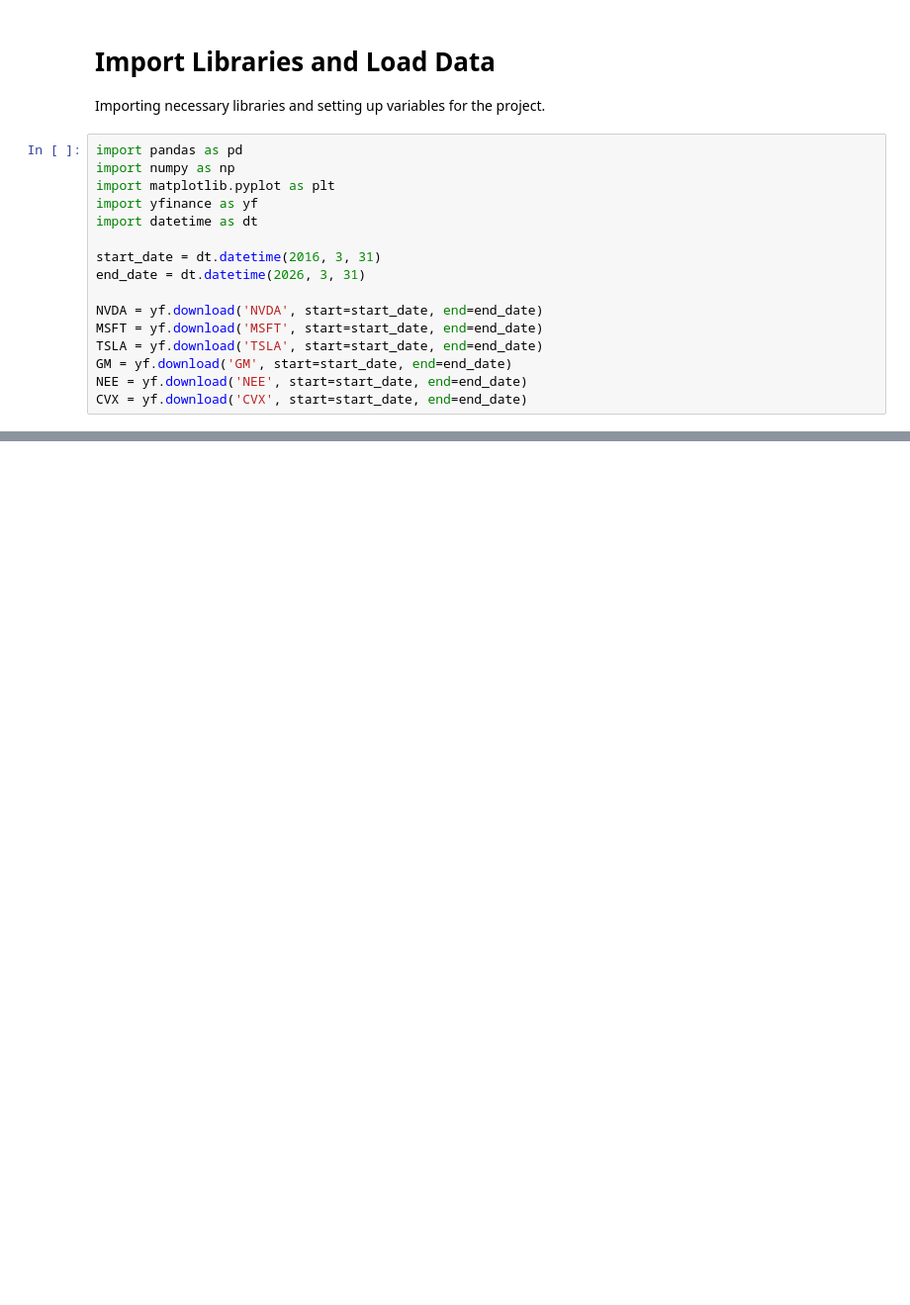
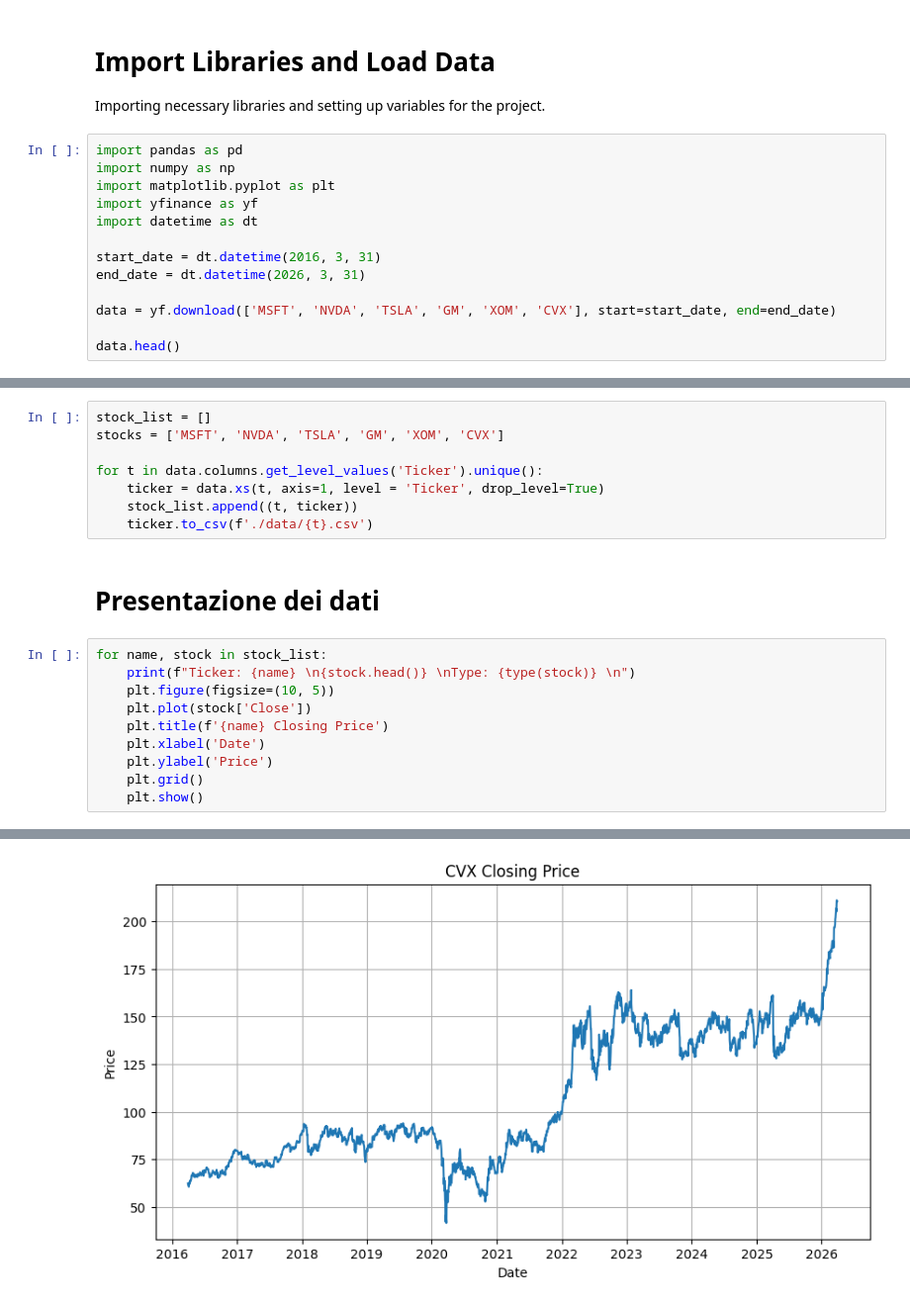
Before and after one commit to LucaGiani787/finance-project, a Jupyter notebook: project.ipynb, the cells around one changed output, grey strips where cells are left out. Shown at 99% size. Drawn from its saved outputs; the diff is of its cells as text; blank space fills up the shorter version.

Commit message:
feat: add data presentation

```diff
--- a/project.ipynb
+++ b/project.ipynb
@@ -12,10 +12,7 @@ import datetime as dt
 start_date = dt.datetime(2016, 3, 31)
 end_date = dt.datetime(2026, 3, 31)
 
-NVDA = yf.download('NVDA', start=start_date, end=end_date)
-MSFT = yf.download('MSFT', start=start_date, end=end_date)
-TSLA = yf.download('TSLA', start=start_date, end=end_date)
-GM = yf.download('GM', start=start_date, end=end_date)
-NEE = yf.download('NEE', start=start_date, end=end_date)
-CVX = yf.download('CVX', start=start_date, end=end_date)
+data = yf.download(['MSFT', 'NVDA', 'TSLA', 'GM', 'XOM', 'CVX'], start=start_date, end=end_date)
+
+data.head()
 # %% [output]
@@ -27,0 +31,21 @@ CVX = yf.download('CVX', start=start_date, end=end_date)
+# %%
+stock_list = []
+stocks = ['MSFT', 'NVDA', 'TSLA', 'GM', 'XOM', 'CVX']
+
+for t in data.columns.get_level_values('Ticker').unique():
+    ticker = data.xs(t, axis=1, level = 'Ticker', drop_level=True)
+    stock_list.append((t, ticker))
+    ticker.to_csv(f'./data/{t}.csv')
+# %% [markdown]
+# Presentazione dei dati
+# %%
+for name, stock in stock_list:
+    print(f"Ticker: {name} \n{stock.head()} \nType: {type(stock)} \n")
+    plt.figure(figsize=(10, 5))
+    plt.plot(stock['Close'])
+    plt.title(f'{name} Closing Price')
+    plt.xlabel('Date')
+    plt.ylabel('Price')
+    plt.grid()
+    plt.show()
+# %% [output]
@@ -27,0 +61 @@ CVX = yf.download('CVX', start=start_date, end=end_date)
+[figure, added]
```
Also changed, not shown: parts of 4 cells of this notebook, 10 other files.
